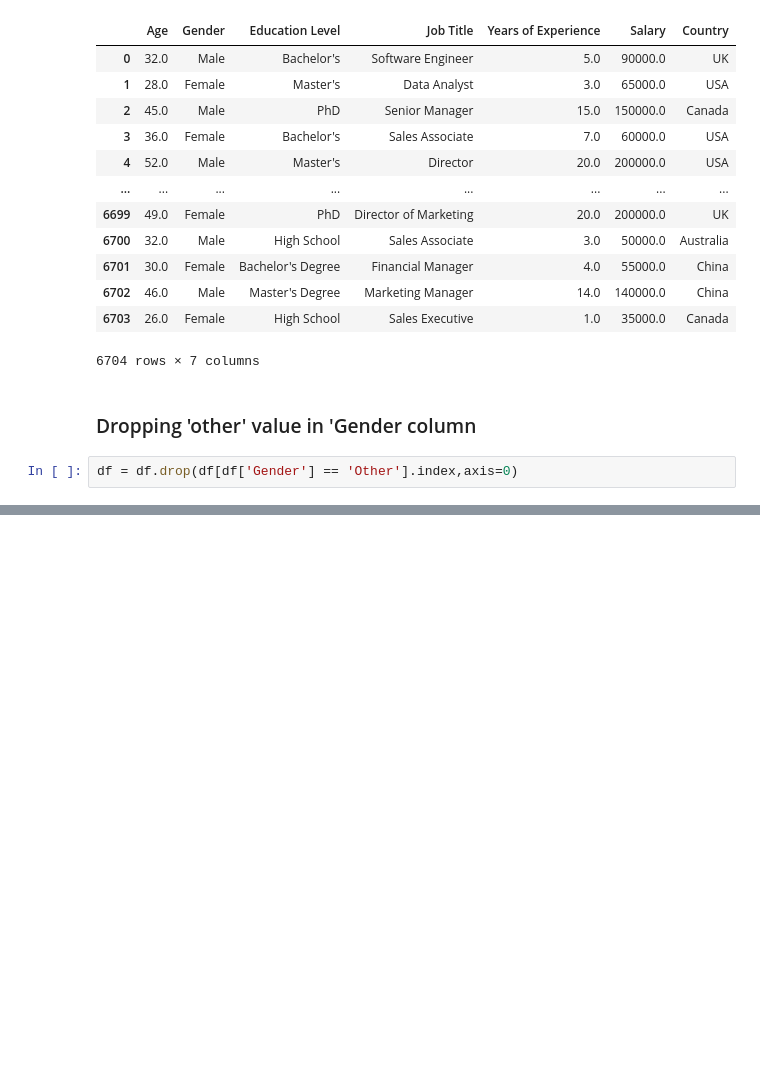
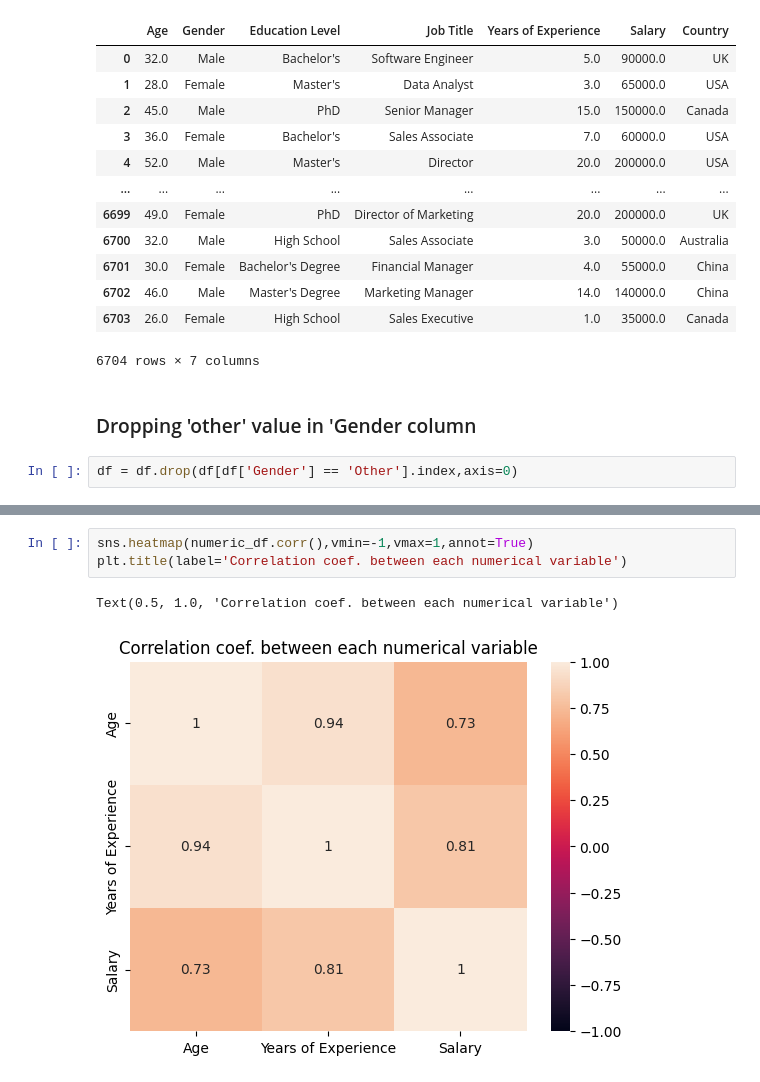
Before and after one commit to JayaWinata/Salary-EDA, a Jupyter notebook: Salary_EDA.ipynb, the cells around one changed output, grey strips where cells are left out. Cells and saved outputs as stored; diff of their text form; blank space fills up the shorter version.

```diff
--- a/Salary_EDA.ipynb
+++ b/Salary_EDA.ipynb
@@ -73,0 +96,6 @@ for i in categorical_df.columns:
+# %%
+sns.heatmap(numeric_df.corr(),vmin=-1,vmax=1,annot=True)
+plt.title(label='Correlation coef. between each numerical variable')
+# %% [output]
+Text(0.5, 1.0, 'Correlation coef. between each numerical variable')
+[figure, added]
```
Also changed, not shown: parts of 5 cells of this notebook.
